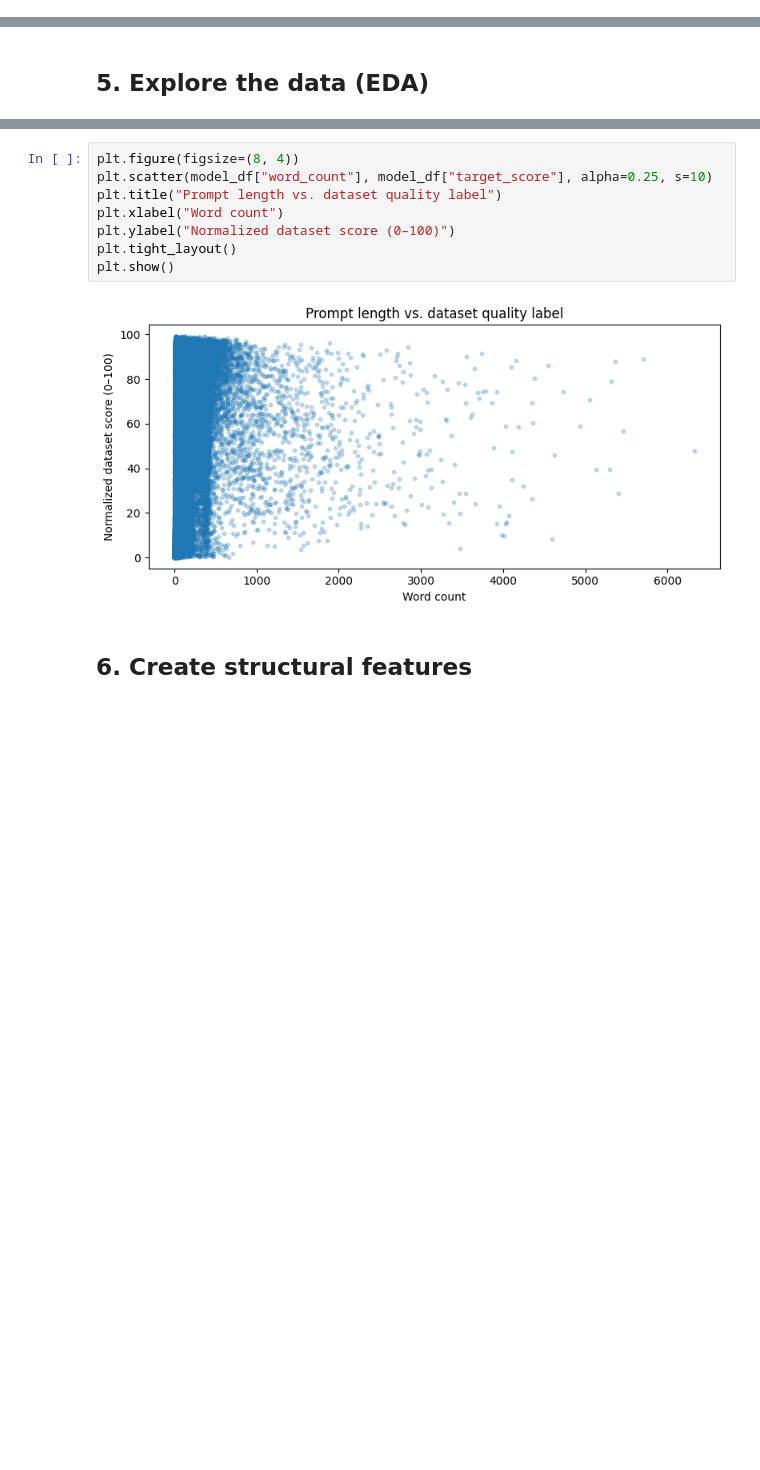
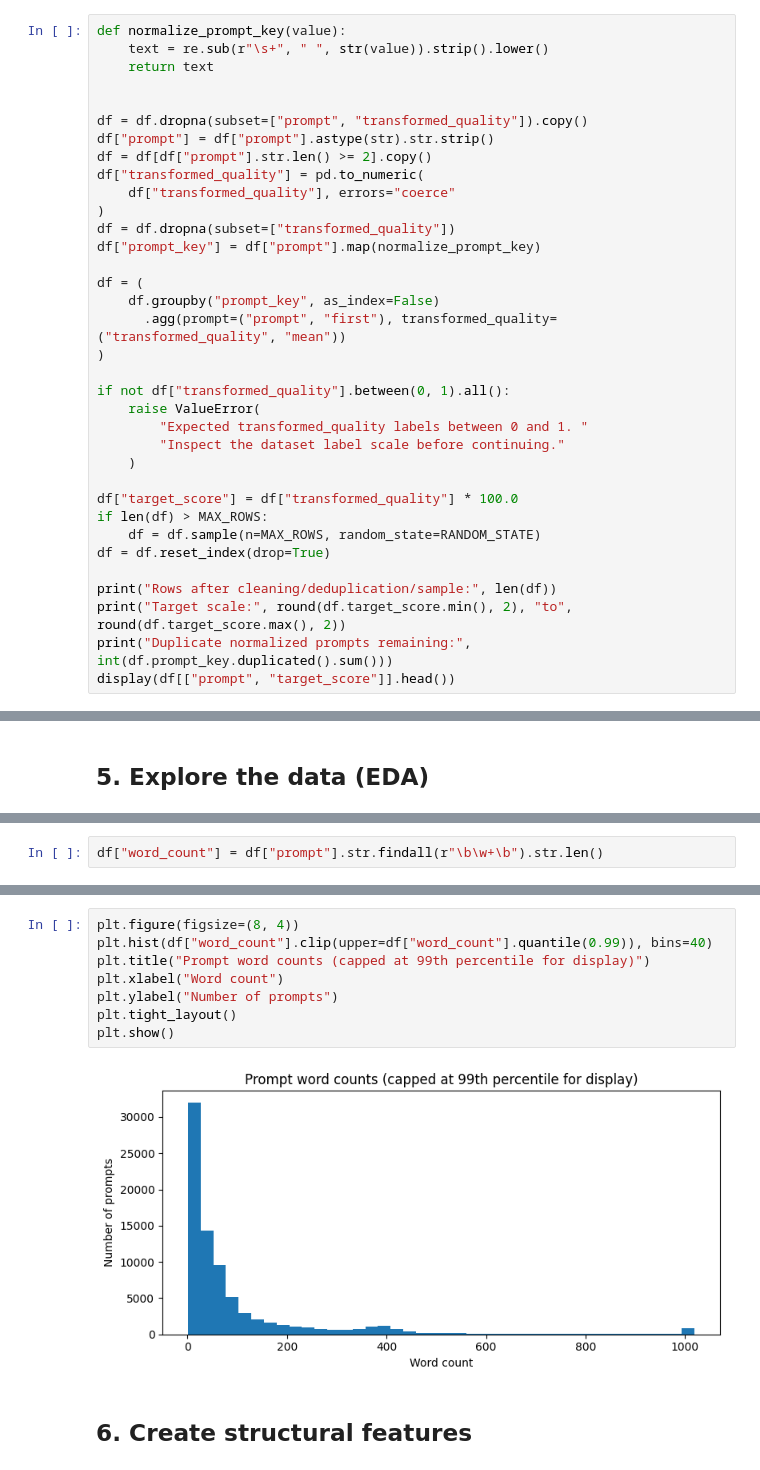
Before and after one commit to Ambesh246/Prompt_Quality_Analyzer, a Jupyter notebook: Prompt_Quality_Analyzer_ML.ipynb, the cells around one changed output, grey strips where cells are left out. Cells and saved outputs as stored; diff of their text form; blank space fills up the shorter version.

```diff
--- a/Prompt_Quality_Analyzer_ML.ipynb
+++ b/Prompt_Quality_Analyzer_ML.ipynb
@@ -110,0 +80,35 @@ Duplicate prompts remaining: 0
+# %%
+def normalize_prompt_key(value):
+    text = re.sub(r"\s+", " ", str(value)).strip().lower()
+    return text
+
+
+df = df.dropna(subset=["prompt", "transformed_quality"]).copy()
+df["prompt"] = df["prompt"].astype(str).str.strip()
+df = df[df["prompt"].str.len() >= 2].copy()
+df["transformed_quality"] = pd.to_numeric(
+    df["transformed_quality"], errors="coerce"
+)
+df = df.dropna(subset=["transformed_quality"])
+df["prompt_key"] = df["prompt"].map(normalize_prompt_key)
+
+df = (
+    df.groupby("prompt_key", as_index=False)
+      .agg(prompt=("prompt", "first"), transformed_quality=("transformed_quality", "mean"))
+)
+
+if not df["transformed_quality"].between(0, 1).all():
+    raise ValueError(
+        "Expected transformed_quality labels between 0 and 1. "
+        "Inspect the dataset label scale before continuing."
+    )
+
+df["target_score"] = df["transformed_quality"] * 100.0
+if len(df) > MAX_ROWS:
+    df = df.sample(n=MAX_ROWS, random_state=RANDOM_STATE)
+df = df.reset_index(drop=True)
+
+print("Rows after cleaning/deduplication/sample:", len(df))
+print("Target scale:", round(df.target_score.min(), 2), "to", round(df.target_score.max(), 2))
+print("Duplicate normalized prompts remaining:", int(df.prompt_key.duplicated().sum()))
+display(df[["prompt", "target_score"]].head())
@@ -115 +127,3 @@ model_df["word_count"] = model_df["prompt"].apply(lambda text: len(text.split())
+# %%
+df["word_count"] = df["prompt"].str.findall(r"\b\w+\b").str.len()
 # %%
@@ -153,12 +153,12 @@ plt.show()
 # %%
 plt.figure(figsize=(8, 4))
-plt.scatter(model_df["word_count"], model_df["target_score"], alpha=0.25, s=10)
-plt.title("Prompt length vs. dataset quality label")
+plt.hist(df["word_count"].clip(upper=df["word_count"].quantile(0.99)), bins=40)
+plt.title("Prompt word counts (capped at 99th percentile for display)")
 plt.xlabel("Word count")
-plt.ylabel("Normalized dataset score (0–100)")
+plt.ylabel("Number of prompts")
 plt.tight_layout()
 plt.show()
 # %% [output]
-[figure, old version]
+[figure, new version]
 # %% [markdown]
 ## 6. Create structural features
```
Also changed, not shown: parts of 35 cells of this notebook.
